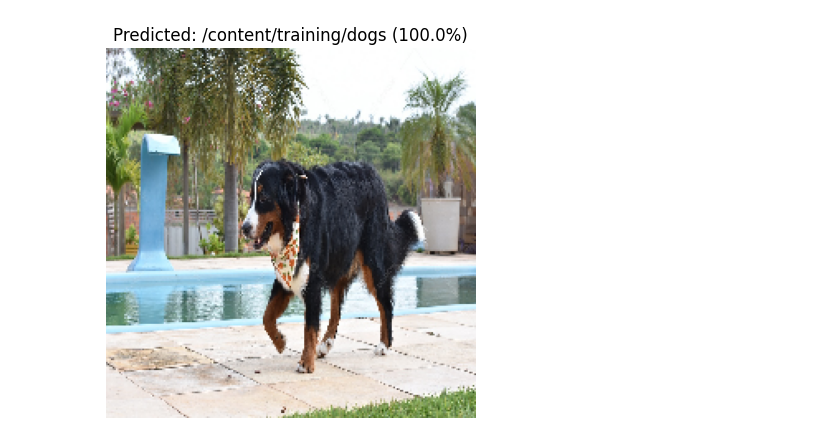
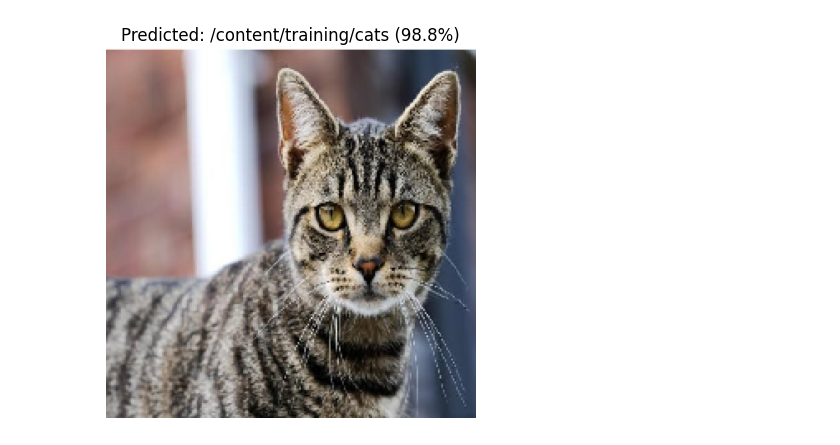
Before and after one commit to mperaltarj/transfer-learning, a Jupyter notebook: Transfer_learning_Project.ipynb, the cells around one changed output. Saved outputs shown, nothing was run; the diff lists cells and outputs as text; code cells hidden in the pictures.

```diff
--- a/Transfer_learning_Project.ipynb
+++ b/Transfer_learning_Project.ipynb
@@ -28,31 +28,31 @@ from keras.models import Model
 from keras.preprocessing.image import load_img, img_to_array
 from keras.preprocessing import image
 # %%
-diretorio = '/content/training/cats'
+diretorio1 = '/content/training/cats'
 imagens = []
 tamanho_alvo = (224, 224)
 
-for filename in os.listdir(diretorio):
+for filename in os.listdir(diretorio1):
     if filename.endswith(('.jpg', '.jpeg', '.png')):
-        caminho_imagem = os.path.join(diretorio, filename)
+        caminho_imagem = os.path.join(diretorio1, filename)
         img = load_img(caminho_imagem, target_size=tamanho_alvo)
         x = img_to_array(img)
         imagens.append(x)
 
-diretorio = '/content/training/dogs'
+diretorio2 = '/content/training/dogs'
 imagens = []
 tamanho_alvo = (224, 224)
 
-for filename in os.listdir(diretorio):
+for filename in os.listdir(diretorio2):
     if filename.endswith(('.jpg', '.jpeg', '.png')):
-        caminho_imagem = os.path.join(diretorio, filename)
+        caminho_imagem = os.path.join(diretorio2, filename)
         img = load_img(caminho_imagem, target_size=tamanho_alvo)
         x = img_to_array(img)
         imagens.append(x)
 # %%
 root = '/content/training/'
 
-exclude = ['BACKGROUND_Google', 'Motorbikes', 'airplanes', 'Faces_easy', 'Faces']
+exclude = ['BACKGROUND_Google', 'Motorbikes', 'airplanes', 'Faces_easy', 'Faces', '.ipynb_checkpoints', 'test' ]
 train_split, val_split = 0.7, 0.15
 
 categories = [x[0] for x in os.walk(root) if x[0]][1:]
@@ -361,8 +361,10 @@ Test accuracy: 0.774193525314331
 # %%
-img, x = get_image('/content/training/test/dog01.jpg')
+img, x = get_image('/content/training/test/gato.jpg')
 
 if len(categories) != num_classes:
     raise ValueError(f"The number of class names ({len(categories)}) does not match the number of classes predicted by the model ({num_classes}).")
+
+probabilities = model_new.predict([x])
 
 # Obter o índice da classe prevista
 predicted_class_index = np.argmax(probabilities[0])
@@ -382 +385 @@ plt.show()
-[figure, old version]
+[figure, new version]
```
Also changed, not shown: parts of 15 cells of this notebook.
